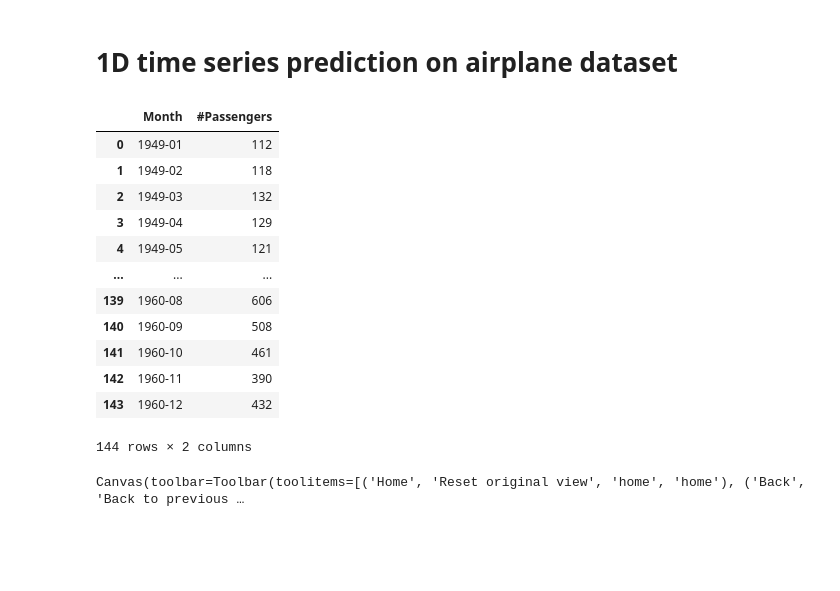
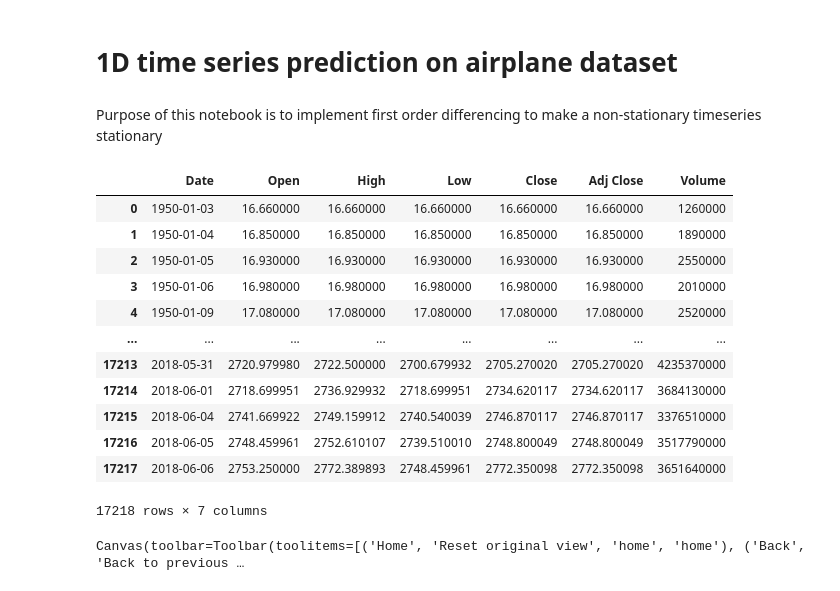
Before and after one commit to tristanmckechnie/tristan_meng_data_science, a Jupyter notebook: differencing_one_dimensional.ipynb, the cells around one changed output. Saved outputs shown, nothing was run; the diff lists cells and outputs as text; code cells hidden in the pictures; blank space fills up the shorter version.

```diff
--- a/differencing_one_dimensional.ipynb
+++ b/differencing_one_dimensional.ipynb
@@ -1,5 +1,7 @@
 # %% [markdown]
 # 1D time series prediction on airplane dataset
+# %% [markdown]
+Purpose of this notebook is to implement first order differencing to make a non-stationary timeseries stationary
 # %%
 # interactive figures
 %matplotlib widget
@@ -21,22 +23,22 @@ from sklearn.preprocessing import normalize
 from sklearn.preprocessing import MinMaxScaler
 # %%
 # import some data
-df = pd.read_csv('./test_data/AirPassengers.csv')
+df = pd.read_csv('./test_data/GSPC.csv')
 df
 # %% [output]
-|  | Month | #Passengers |
-| 0 | 1949-01 | 112 |
-| 1 | 1949-02 | 118 |
-| 2 | 1949-03 | 132 |
-| 3 | 1949-04 | 129 |
-| 4 | 1949-05 | 121 |
-| ... | ... | ... |
-| 139 | 1960-08 | 606 |
-| 140 | 1960-09 | 508 |
-| 141 | 1960-10 | 461 |
-| 142 | 1960-11 | 390 |
-| 143 | 1960-12 | 432 |
+|  | Date | Open | High | Low | Close | Adj Close | Volume |
+| 0 | 1950-01-03 | 16.660000 | 16.660000 | 16.660000 | 16.660000 | 16.660000 | 1260000 |
+| 1 | 1950-01-04 | 16.850000 | 16.850000 | 16.850000 | 16.850000 | 16.850000 | 1890000 |
+| 2 | 1950-01-05 | 16.930000 | 16.930000 | 16.930000 | 16.930000 | 16.930000 | 2550000 |
+| 3 | 1950-01-06 | 16.980000 | 16.980000 | 16.980000 | 16.980000 | 16.980000 | 2010000 |
+| 4 | 1950-01-09 | 17.080000 | 17.080000 | 17.080000 | 17.080000 | 17.080000 | 2520000 |
+| ... | ... | ... | ... | ... | ... | ... | ... |
+| 17213 | 2018-05-31 | 2720.979980 | 2722.500000 | 2700.679932 | 2705.270020 | 2705.270020 | 4235370000 |
+| 17214 | 2018-06-01 | 2718.699951 | 2736.929932 | 2718.699951 | 2734.620117 | 2734.620117 | 3684130000 |
+| 17215 | 2018-06-04 | 2741.669922 | 2749.159912 | 2740.540039 | 2746.870117 | 2746.870117 | 3376510000 |
+| 17216 | 2018-06-05 | 2748.459961 | 2752.610107 | 2739.510010 | 2748.800049 | 2748.800049 | 3517790000 |
+| 17217 | 2018-06-06 | 2753.250000 | 2772.389893 | 2748.459961 | 2772.350098 | 2772.350098 | 3651640000 |
-144 rows × 2 columns
+17218 rows × 7 columns
 # %%
 # plot original data
 fig,ax = plt.subplots(figsize=(10,4))
```
Also changed, not shown: parts of 8 cells of this notebook, 4 other files.
